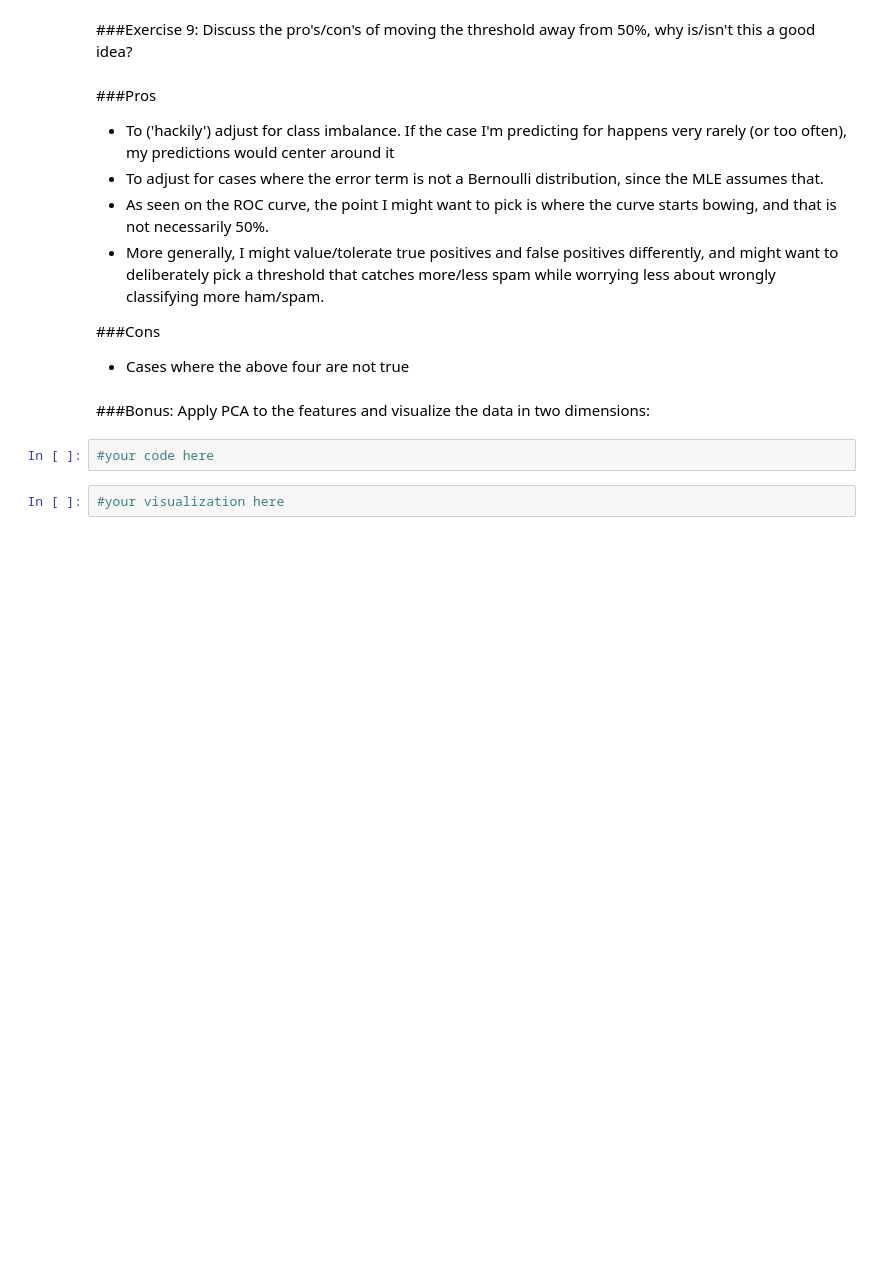
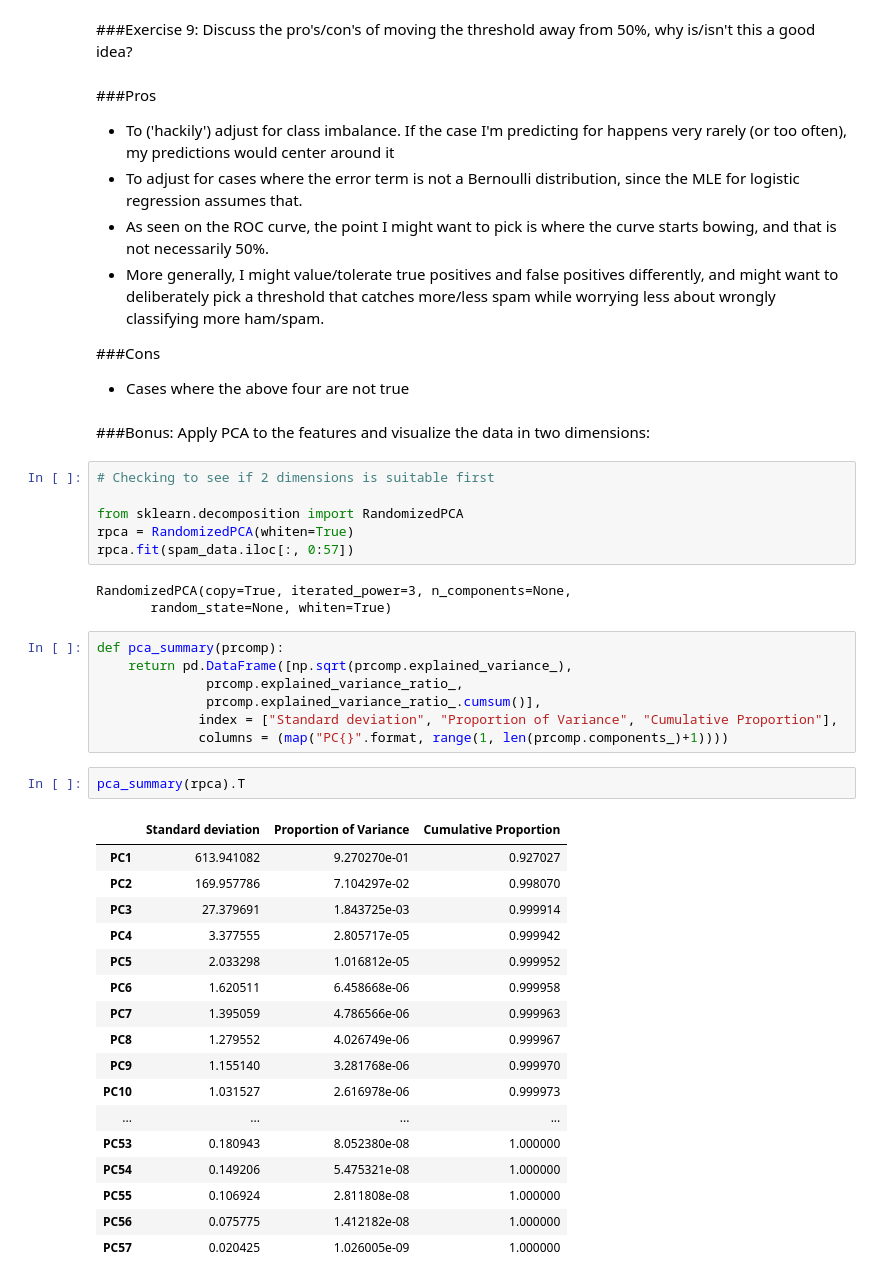
Before and after one commit to selwyth/DAT_SF_12, a Jupyter notebook: Homework/Dat_SF_12-Midterm-Questions_DF.ipynb, the cells around one changed output. Saved outputs shown, nothing was run; the diff lists cells and outputs as text; blank space fills up the shorter version.

```diff
--- a/Homework/Dat_SF_12-Midterm-Questions_DF.ipynb
+++ b/Homework/Dat_SF_12-Midterm-Questions_DF.ipynb
@@ -342,7 +480,7 @@ array([ 0.,  0.,  0.])
 # %% [markdown]
 ###Pros
  - To ('hackily') adjust for class imbalance. If the case I'm predicting for happens very rarely (or too often), my predictions would center around it
- - To adjust for cases where the error term is not a Bernoulli distribution, since the MLE assumes that.
+ - To adjust for cases where the error term is not a Bernoulli distribution, since the MLE for logistic regression assumes that.
  - As seen on the ROC curve, the point I might want to pick is where the curve starts bowing, and that is not necessarily 50%.
  - More generally, I might value/tolerate true positives and false positives differently, and might want to deliberately pick a threshold that catches more/less spam while worrying less about wrongly classifying more ham/spam.
 
@@ -350,7 +488,39 @@ array([ 0.,  0.,  0.])
  - Cases where the above four are not true
 # %% [markdown]
 ###Bonus: Apply PCA to the features and visualize the data in two dimensions:
-# %%
-#your code here
-# %%
-#your visualization here
+# %%
+# Checking to see if 2 dimensions is suitable first
+
+from sklearn.decomposition import RandomizedPCA
+rpca = RandomizedPCA(whiten=True)
+rpca.fit(spam_data.iloc[:, 0:57])
+# %% [output]
+RandomizedPCA(copy=True, iterated_power=3, n_components=None,
+       random_state=None, whiten=True)
+# %%
+def pca_summary(prcomp):
+    return pd.DataFrame([np.sqrt(prcomp.explained_variance_),
+              prcomp.explained_variance_ratio_,
+              prcomp.explained_variance_ratio_.cumsum()],
+             index = ["Standard deviation", "Proportion of Variance", "Cumulative Proportion"],
+             columns = (map("PC{}".format, range(1, len(prcomp.components_)+1))))
+# %%
+pca_summary(rpca).T
+# %% [output]
+|  | Standard deviation | Proportion of Variance | Cumulative Proportion |
+| PC1 | 613.941082 | 9.270270e-01 | 0.927027 |
+| PC2 | 169.957786 | 7.104297e-02 | 0.998070 |
+| PC3 | 27.379691 | 1.843725e-03 | 0.999914 |
+| PC4 | 3.377555 | 2.805717e-05 | 0.999942 |
+| PC5 | 2.033298 | 1.016812e-05 | 0.999952 |
+| PC6 | 1.620511 | 6.458668e-06 | 0.999958 |
+| PC7 | 1.395059 | 4.786566e-06 | 0.999963 |
+| PC8 | 1.279552 | 4.026749e-06 | 0.999967 |
+| PC9 | 1.155140 | 3.281768e-06 | 0.999970 |
+| PC10 | 1.031527 | 2.616978e-06 | 0.999973 |
+| ... | ... | ... | ... |
+| PC53 | 0.180943 | 8.052380e-08 | 1.000000 |
+| PC54 | 0.149206 | 5.475321e-08 | 1.000000 |
+| PC55 | 0.106924 | 2.811808e-08 | 1.000000 |
+| PC56 | 0.075775 | 1.412182e-08 | 1.000000 |
+| PC57 | 0.020425 | 1.026005e-09 | 1.000000 |
```
Also changed, not shown: parts of 24 cells of this notebook, 1 other file.
